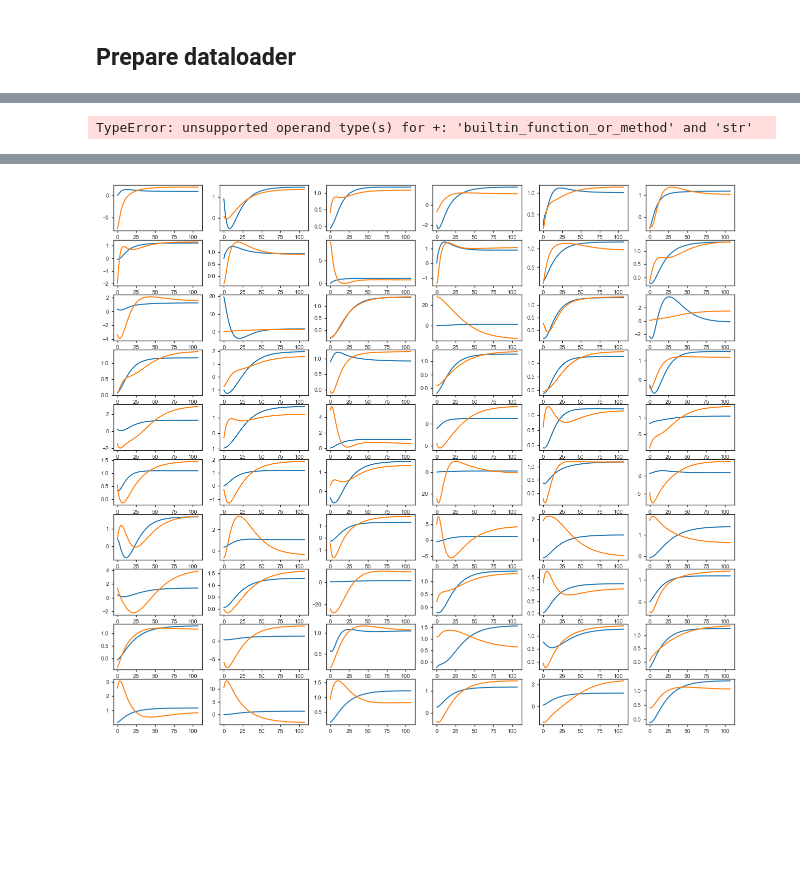
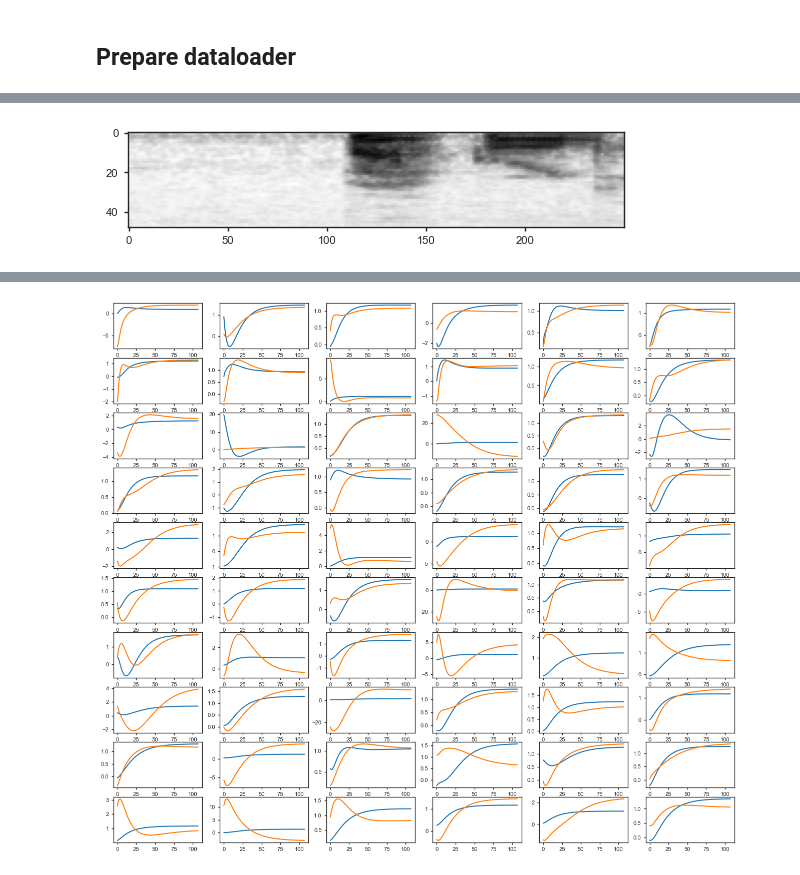
Before and after one commit to Baskin-LIU/Kernel-Propagation, a Jupyter notebook: Experiments/Speech.ipynb, the cells around one changed output, grey strips where cells are left out. Saved outputs shown, nothing was run; the diff lists cells and outputs as text; code cells hidden in the pictures; blank space fills up the shorter version.

```diff
--- a/Experiments/Speech.ipynb
+++ b/Experiments/Speech.ipynb
@@ -82,41 +67,58 @@ right
 # %%
-del val_set
 data_config["n_steps"] = int(data_config["duration"]/dt)
 data_config["n_class"] = len(labels)
 n_class = data_config["n_class"]
 n_steps = data_config["n_steps"]
 answer_steps = int(model_config["answer_period"]/dt)
+rootdir = Path('..') / "SpeechCommands" / "Mel_npy"
 
-train_set = MelDataset(dir+'/train')
-val_set = MelDataset(dir+'/validation')
+# train_set = MelDataset(rootdir / 'training')
+# val_set = MelDataset(rootdir / 'validation')
+train_set = ShardedMelDataset(rootdir / 'training')
+val_set = ShardedMelDataset(rootdir / 'validation')
+
+mel_sample, label = val_set[0]
 
 if device == "cuda":
-    num_workers = train_config['num_workers']
+    num_workers = 4 #train_config['num_workers']
     pin_memory = True
 else:
     num_workers = 0
     pin_memory = False
+
+collate_fn = CollateMel(n_steps, n_class)
 
 train_loader = torch.utils.data.DataLoader(
     train_set,
     batch_size=train_config['batch_size'],
     shuffle=True,
     #sampler=sampler,
-    collate_fn=CollateMel(n_steps),
-    num_workers=4,
-    pin_memory=True
+    collate_fn=collate_fn,
+    num_workers=1,
+    pin_memory=True,
+    #prefetch_factor=4
 )
 
 val_loader = torch.utils.data.DataLoader(
     val_set,
     batch_size=256,
     shuffle=False,
     drop_last=False,
-    collate_fn=CollateMel(n_steps),
+    collate_fn=collate_fn,
     num_workers=num_workers,
     pin_memory=pin_memory,
 )
 
 train_config["batches_per_epoch"] = len(train_loader)
+
+model_config['n_out'] = data_config['n_class']
+model_config['n_in'] = data_config['n_mels']
+
+beta = torch.zeros(n_steps).to(device)
+beta[-answer_steps:]=1.
+beta /= beta.sum()
+
+plt.imshow(mel_sample.numpy())
+plt.show()
 # %% [output]
-TypeError: unsupported operand type(s) for +: 'builtin_function_or_method' and 'str'
+[figure, added]
```
Also changed, not shown: parts of 18 cells of this notebook, 6 other files.
